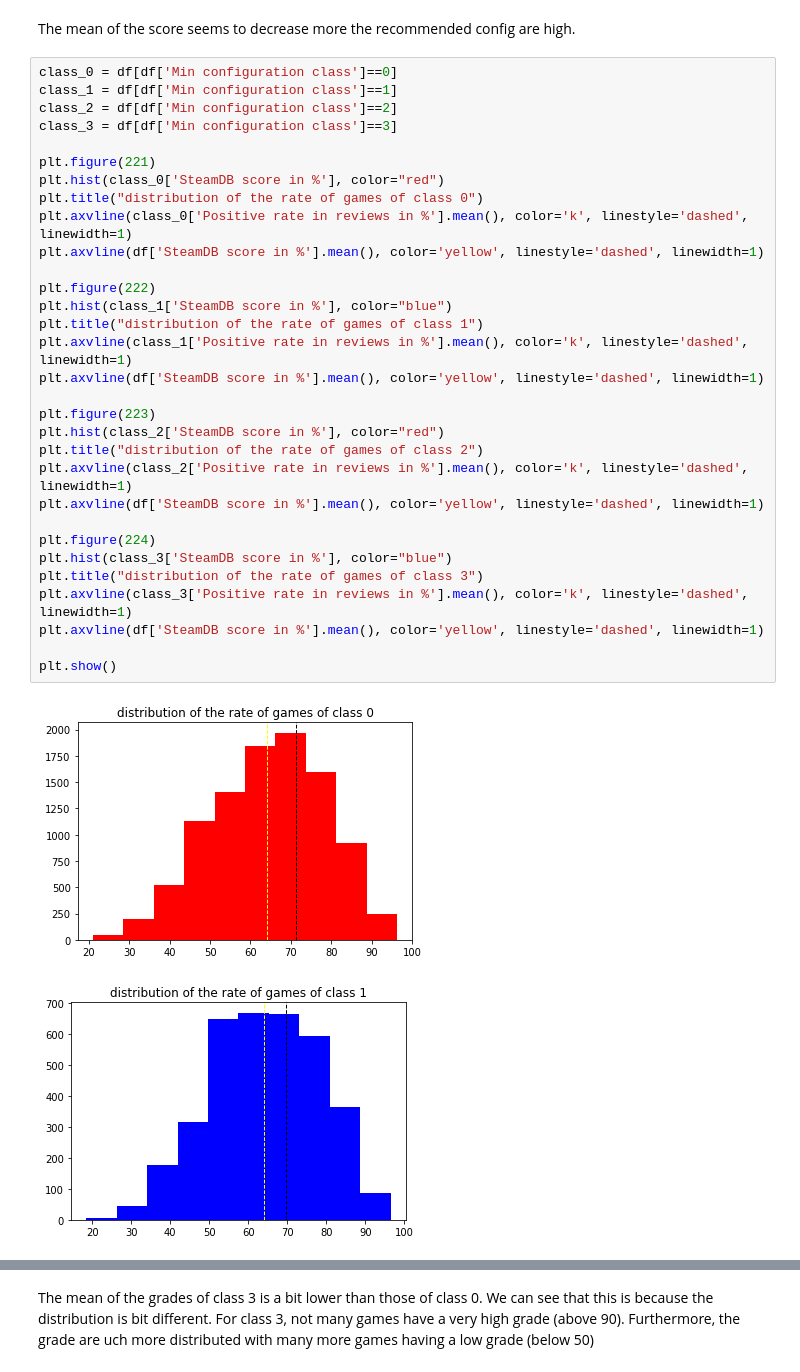
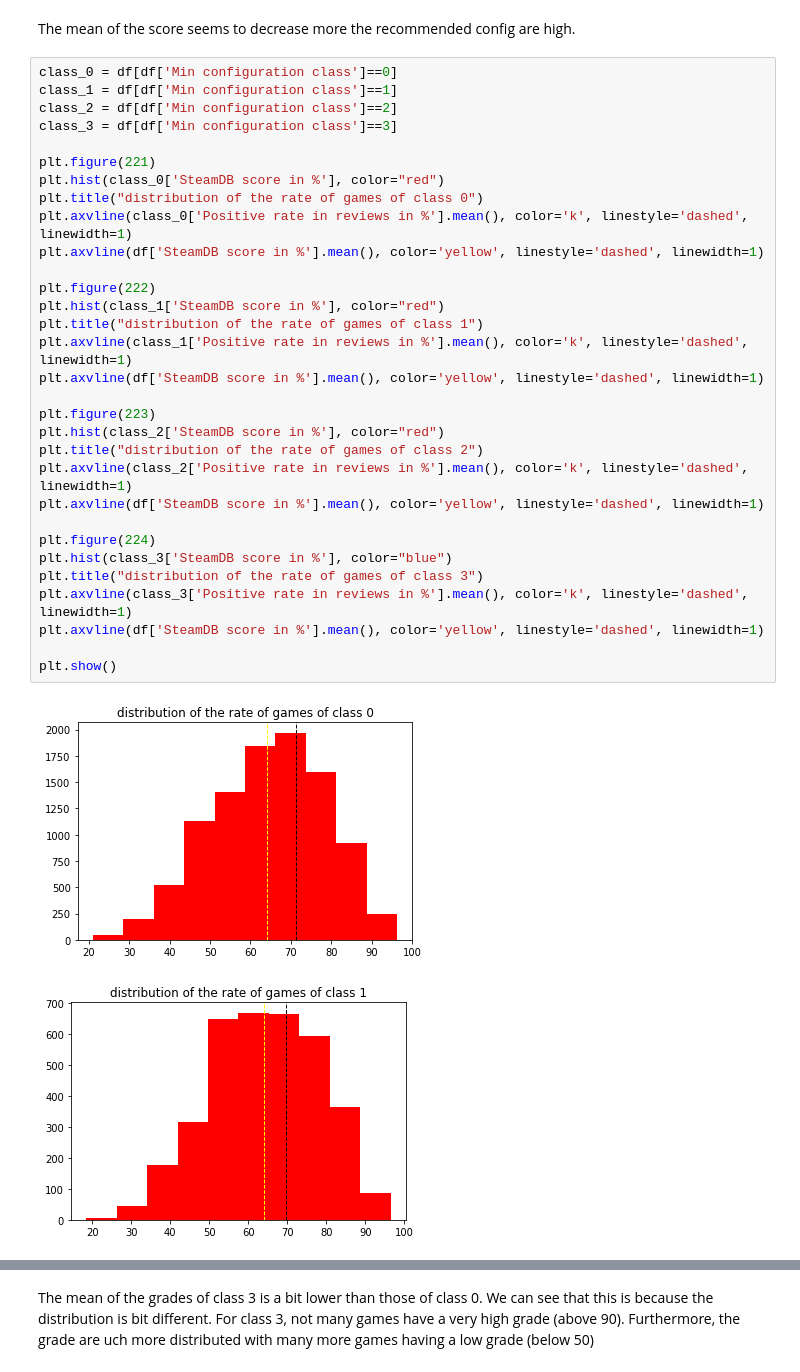
Before and after one commit to gregbellan/MODS203, a Jupyter notebook: Data_Jaylet.ipynb, the cells around one changed output, grey strips where cells are left out. Saved outputs shown, nothing was run; the diff lists cells and outputs as text.

```diff
--- a/Data_Jaylet.ipynb
+++ b/Data_Jaylet.ipynb
@@ -82,35 +89,35 @@ class_0 = df[df['Min configuration class']==0]
 class_1 = df[df['Min configuration class']==1]
 class_2 = df[df['Min configuration class']==2]
 class_3 = df[df['Min configuration class']==3]
 
 plt.figure(221)
 plt.hist(class_0['SteamDB score in %'], color="red")
 plt.title("distribution of the rate of games of class 0")
 plt.axvline(class_0['Positive rate in reviews in %'].mean(), color='k', linestyle='dashed', linewidth=1)
 plt.axvline(df['SteamDB score in %'].mean(), color='yellow', linestyle='dashed', linewidth=1)
 
 plt.figure(222)
-plt.hist(class_1['SteamDB score in %'], color="blue")
+plt.hist(class_1['SteamDB score in %'], color="red")
 plt.title("distribution of the rate of games of class 1")
 plt.axvline(class_1['Positive rate in reviews in %'].mean(), color='k', linestyle='dashed', linewidth=1)
 plt.axvline(df['SteamDB score in %'].mean(), color='yellow', linestyle='dashed', linewidth=1)
 
 plt.figure(223)
 plt.hist(class_2['SteamDB score in %'], color="red")
 plt.title("distribution of the rate of games of class 2")
 plt.axvline(class_2['Positive rate in reviews in %'].mean(), color='k', linestyle='dashed', linewidth=1)
 plt.axvline(df['SteamDB score in %'].mean(), color='yellow', linestyle='dashed', linewidth=1)
 
 plt.figure(224)
 plt.hist(class_3['SteamDB score in %'], color="blue")
 plt.title("distribution of the rate of games of class 3")
 plt.axvline(class_3['Positive rate in reviews in %'].mean(), color='k', linestyle='dashed', linewidth=1)
 plt.axvline(df['SteamDB score in %'].mean(), color='yellow', linestyle='dashed', linewidth=1)
 
 plt.show()
 # %% [output]
 [figure]
-[figure, old version]
+[figure, new version]
 [figure]
 [figure]
 # %% [markdown]
```
Also changed, not shown: parts of 13 cells of this notebook.
